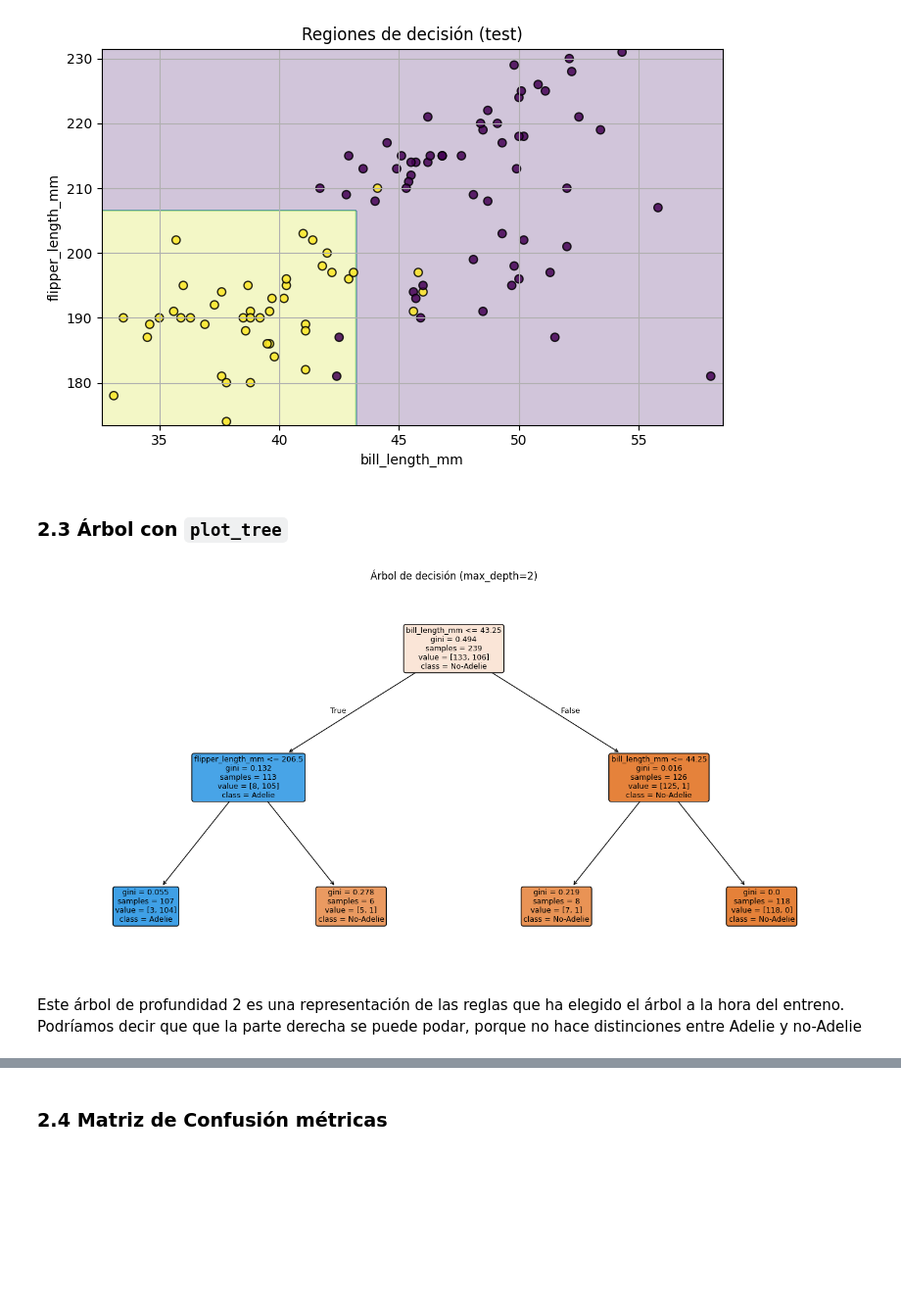
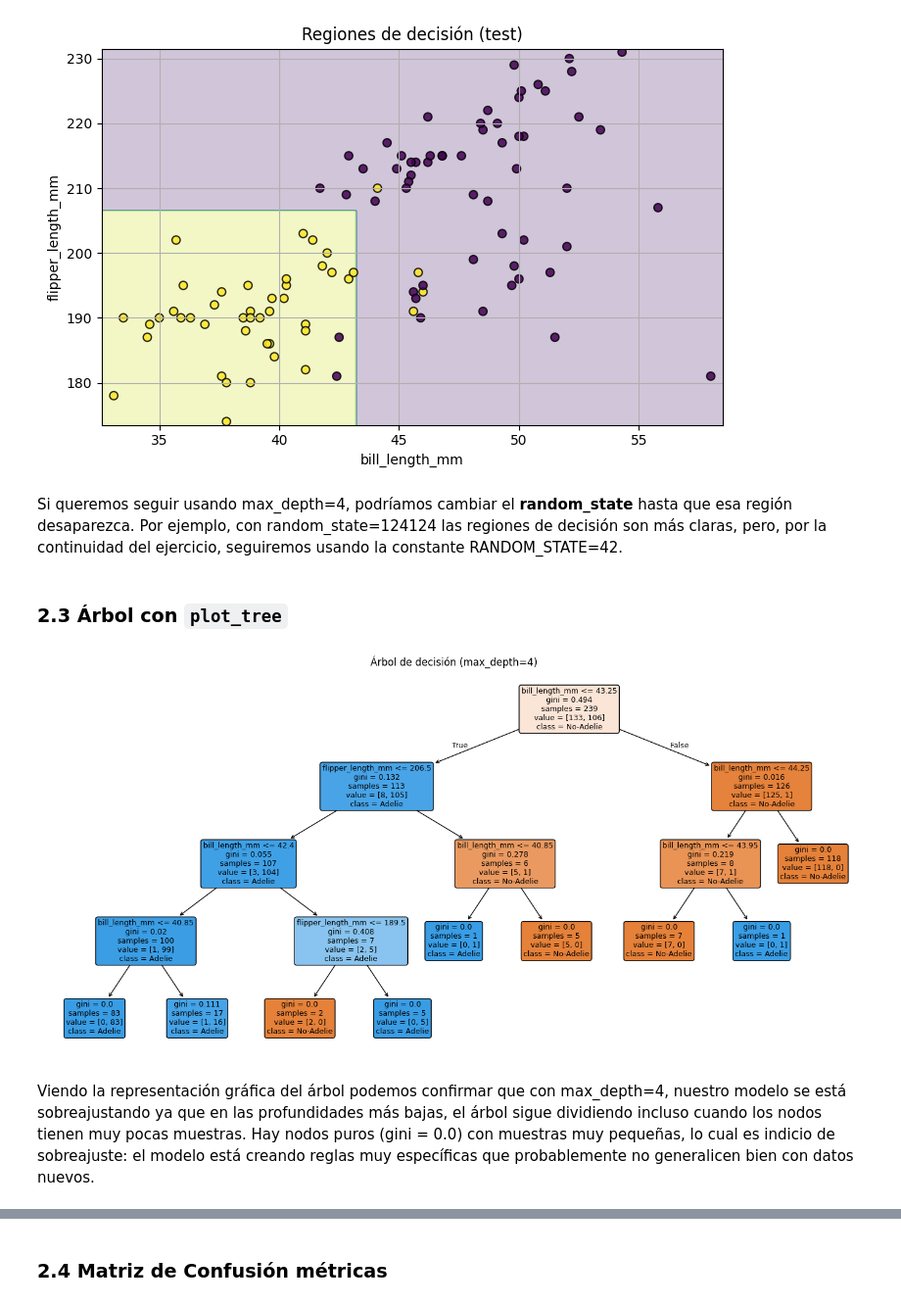
Before and after one commit to j1-dev/SAA, a Jupyter notebook: P3/penguins_tree_vs_svm.ipynb, the cells around one changed output, grey strips where cells are left out. Shown at 98% size. Saved outputs shown, nothing was run; the diff lists cells and outputs as text; code cells hidden in the pictures; blank space fills up the shorter version.

```diff
--- a/P3/penguins_tree_vs_svm.ipynb
+++ b/P3/penguins_tree_vs_svm.ipynb
@@ -221,21 +228,23 @@ plot_decision_regions_2d(decent_tree, X_test,  y_test,  title='Regiones de decis
 # %% [output]
 [figure]
 [figure]
+# %% [markdown]
+Si queremos seguir usando max_depth=4, podríamos cambiar el **random_state** hasta que esa región desaparezca. Por ejemplo, con random_state=124124 las regiones de decisión son más claras, pero, por la continuidad del ejercicio, seguiremos usando la constante RANDOM_STATE=42.
 # %% [markdown]
 ### 2.3 **Árbol** con `plot_tree`
 # %%
 #Siendo best_depth la variable con mejor profundidad, dibuja el árbol. La variable corresponde a la profundidad del apartado 2.1
-best_depth = 2
-best_tree = DecisionTreeClassifier(random_state=42, max_depth=best_depth).fit(X_train, y_train)
+best_depth = 4
+best_tree = DecisionTreeClassifier(random_state=RANDOM_STATE, max_depth=best_depth).fit(X_train, y_train)
 
 plt.figure(figsize=(14,7))
 plot_tree(best_tree,
           feature_names=[FEAT_X, FEAT_Y],
           class_names=['No-Adelie','Adelie'],
           filled=True, rounded=True, fontsize=9)
 plt.title(f'Árbol de decisión (max_depth={best_depth})')
 plt.tight_layout(); plt.show()
 # %% [output]
-[figure, old version]
+[figure, new version]
 # %% [markdown]
-Este árbol de profundidad 2 es una representación de las reglas que ha elegido el árbol a la hora del entreno. Podríamos decir que que la parte derecha se puede podar, porque no hace distinciones entre Adelie y no-Adelie
+Viendo la representación gráfica del árbol podemos confirmar que con max_depth=4, nuestro modelo se está sobreajustando ya que en las profundidades más bajas, el árbol sigue dividiendo incluso cuando los nodos tienen muy pocas muestras. Hay nodos puros (gini = 0.0) con muestras muy pequeñas, lo cual es indicio de sobreajuste: el modelo está creando reglas muy específicas que probablemente no generalicen bien con datos nuevos.
```
Also changed, not shown: parts of 19 cells of this notebook.
